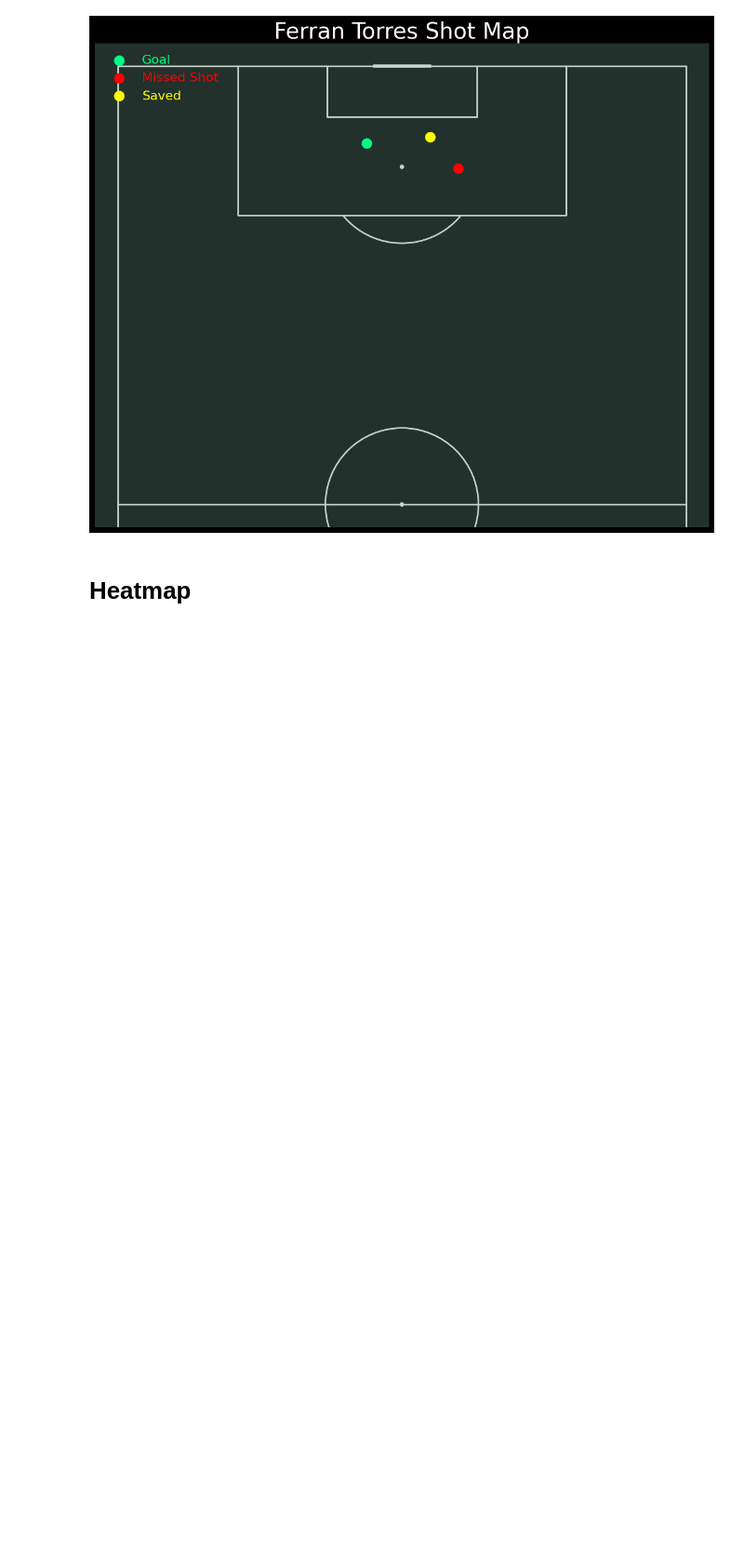
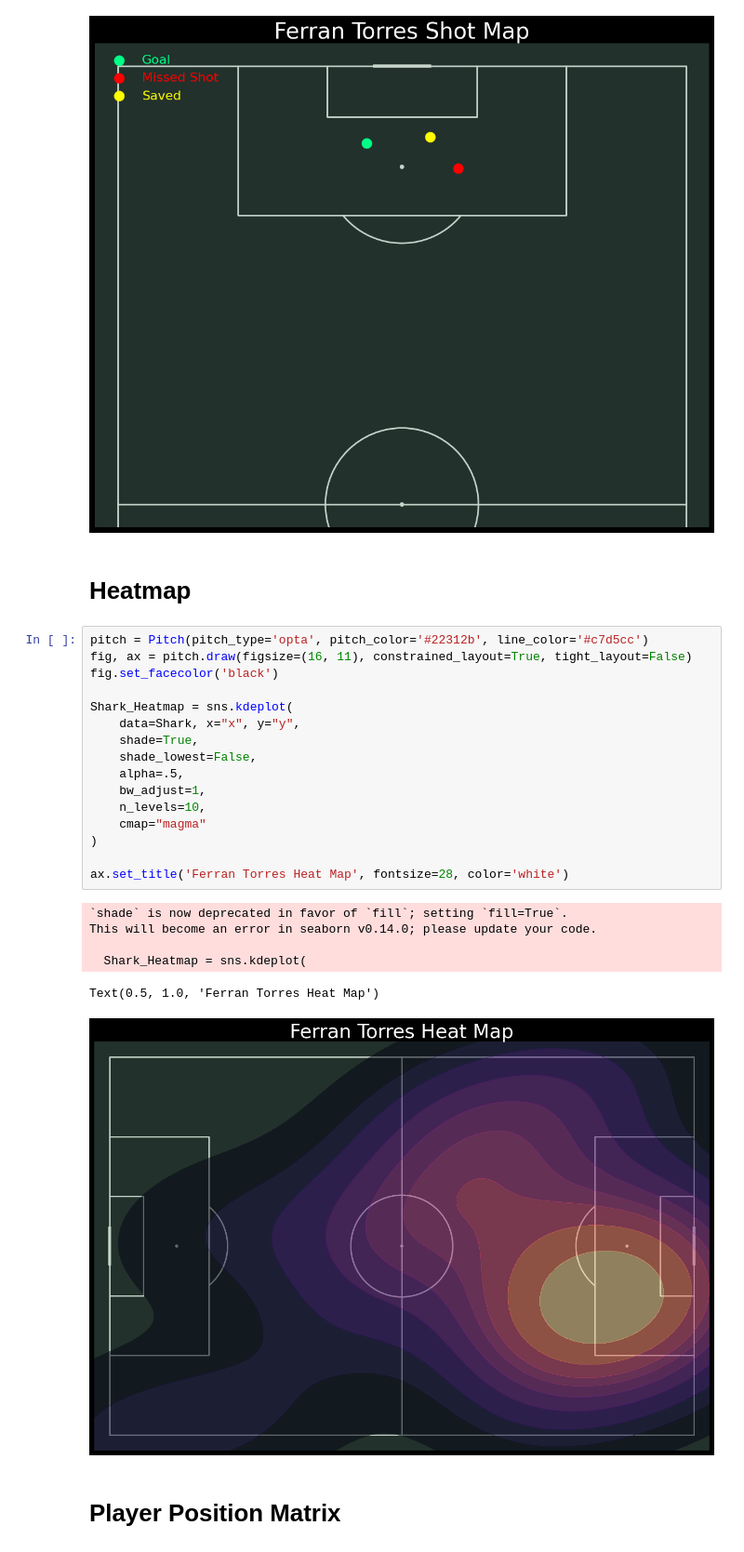
Before and after one commit to Ash7119/2026-FIFA-WC-Analysis, a Jupyter notebook: Ferran Torres.ipynb, the cells around one changed output. Shown at 93% size. Cells and saved outputs as stored; diff of their text form; blank space fills up the shorter version.

Commit message:
Ferran Torres Heat Map

```diff
--- a/Ferran Torres.ipynb
+++ b/Ferran Torres.ipynb
@@ -101,3 +102,28 @@ Text(0.5, 1.0, 'Ferran Torres Shot Map')
 [figure]
 # %% [markdown]
 # Heatmap
+# %%
+pitch = Pitch(pitch_type='opta', pitch_color='#22312b', line_color='#c7d5cc')
+fig, ax = pitch.draw(figsize=(16, 11), constrained_layout=True, tight_layout=False)
+fig.set_facecolor('black')
+
+Shark_Heatmap = sns.kdeplot(
+    data=Shark, x="x", y="y",
+    shade=True,
+    shade_lowest=False,
+    alpha=.5,
+    bw_adjust=1,
+    n_levels=10,
+    cmap="magma"
+)
+
+ax.set_title('Ferran Torres Heat Map', fontsize=28, color='white')
+# %% [output]
+`shade` is now deprecated in favor of `fill`; setting `fill=True`.
+This will become an error in seaborn v0.14.0; please update your code.
+
+  Shark_Heatmap = sns.kdeplot(
+Text(0.5, 1.0, 'Ferran Torres Heat Map')
+[figure, added]
+# %% [markdown]
+# Player Position Matrix
```
Also changed, not shown: parts of 1 cell of this notebook.
